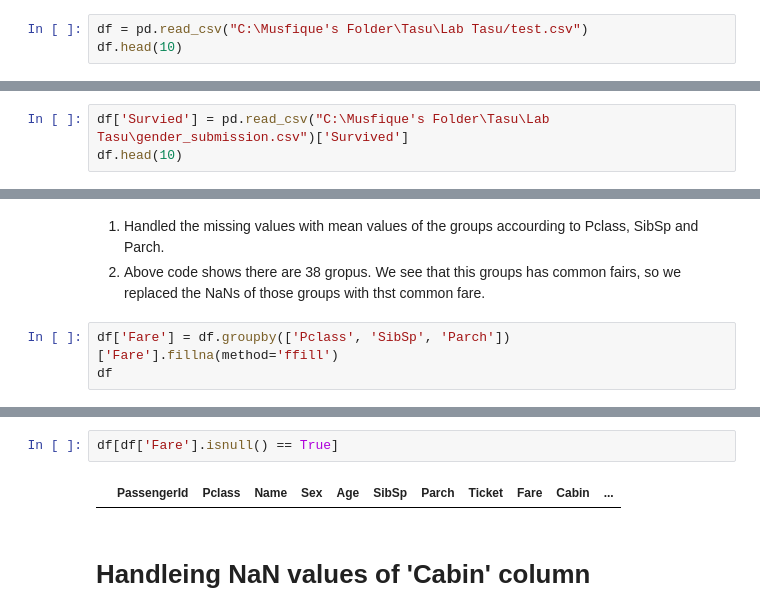
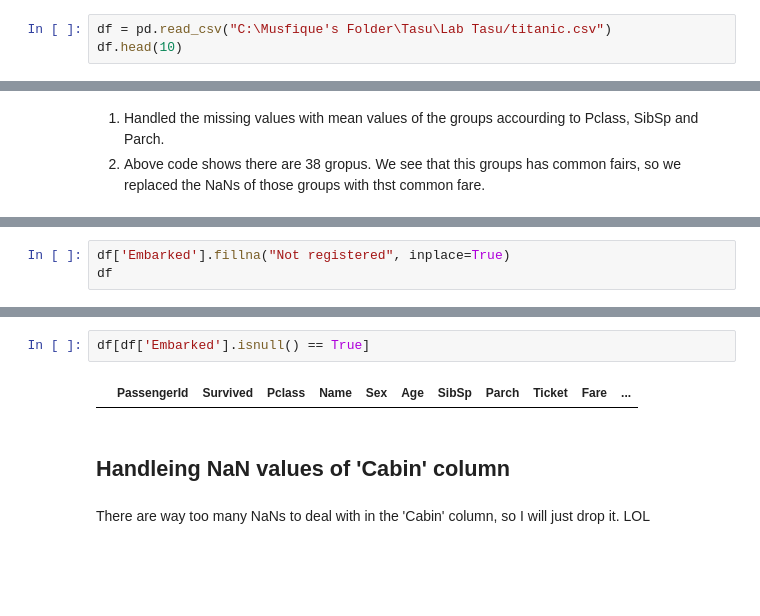
Before and after one commit to Anik-Mushfik/OOP-Lab, a Jupyter notebook: Exams/BA_Final.ipynb, the cells around one changed output, grey strips where cells are left out. Drawn from its saved outputs; the diff is of its cells as text; blank space fills up the shorter version.

```diff
--- a/Exams/BA_Final.ipynb
+++ b/Exams/BA_Final.ipynb
@@ -2,6 +2,6 @@
 import pandas as pd
 import matplotlib.pyplot as plt
 # %%
-df = pd.read_csv("C:\Musfique's Folder\Tasu\Lab Tasu/test.csv")
+df = pd.read_csv("C:\Musfique's Folder\Tasu\Lab Tasu/titanic.csv")
 df.head(10)
 # %% [output]
@@ -25,3 +24,0 @@ df.shape
-# %%
-df['Survied'] = pd.read_csv("C:\Musfique's Folder\Tasu\Lab Tasu\gender_submission.csv")['Survived']
-df.head(10)
@@ -176,6 +211,3 @@ fare_group.shape
 # %% [markdown]
 1. Handled the missing values with mean values of the groups accourding to Pclass, SibSp and Parch.
 2. Above code shows there are 38 gropus. We see that this groups has common fairs, so we replaced the NaNs of those groups with thst common fare.
-# %%
-df['Fare'] = df.groupby(['Pclass', 'SibSp', 'Parch'])['Fare'].fillna(method='ffill')
-df
@@ -213,0 +214,3 @@ Name: 152, dtype: object
+# %%
+df['Embarked'].fillna("Not registered", inplace=True)
+df
@@ -214,6 +237,8 @@ Name: 152, dtype: object
 # %%
-df[df['Fare'].isnull() == True]
+df[df['Embarked'].isnull() == True]
 # %% [output]
-|  | PassengerId | Pclass | Name | Sex | Age | SibSp | Parch | Ticket | Fare | Cabin | ... |
+|  | PassengerId | Survived | Pclass | Name | Sex | Age | SibSp | Parch | Ticket | Fare | ... |
 # %% [markdown]
-# Handleing NaN values of 'Cabin' column
+## Handleing NaN values of 'Cabin' column
+# %% [markdown]
+There are way too many NaNs to deal with in the 'Cabin' column, so I will just drop it. LOL
```
Also changed, not shown: parts of 52 cells of this notebook, 1 other file.
